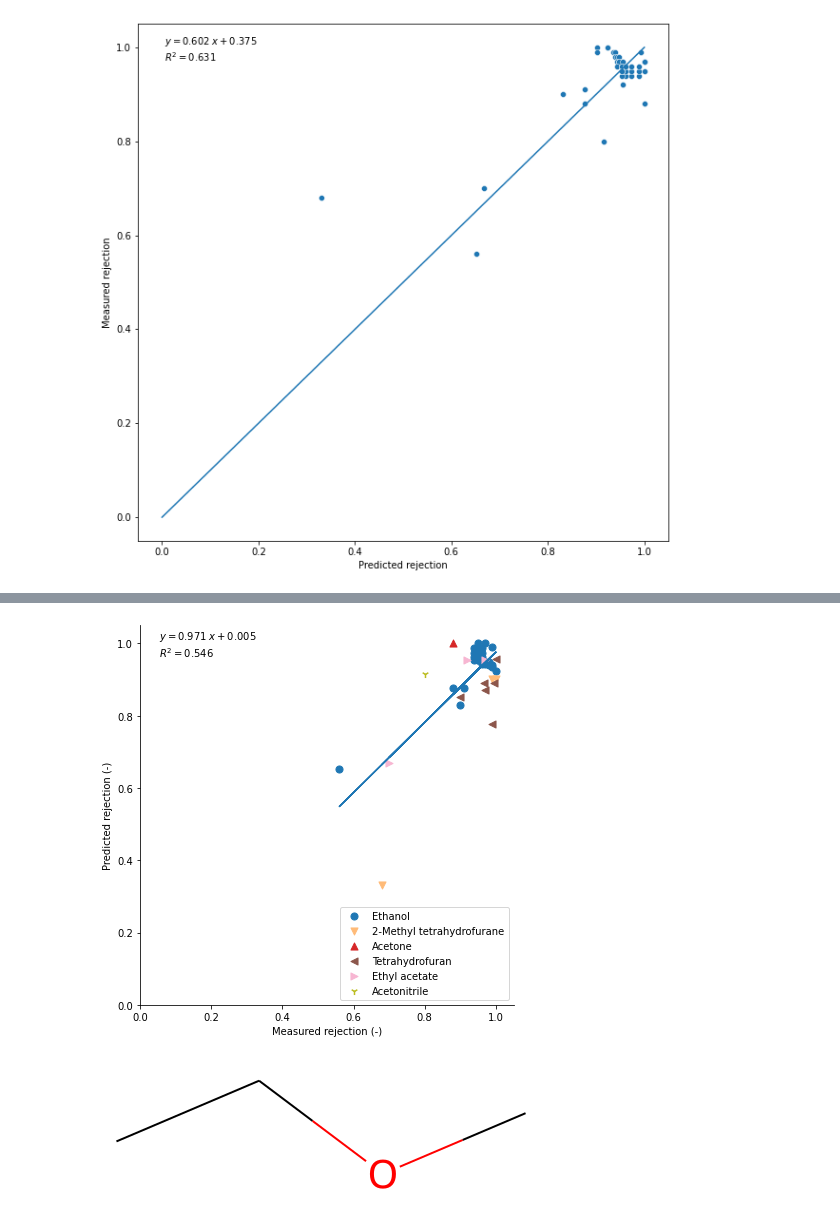
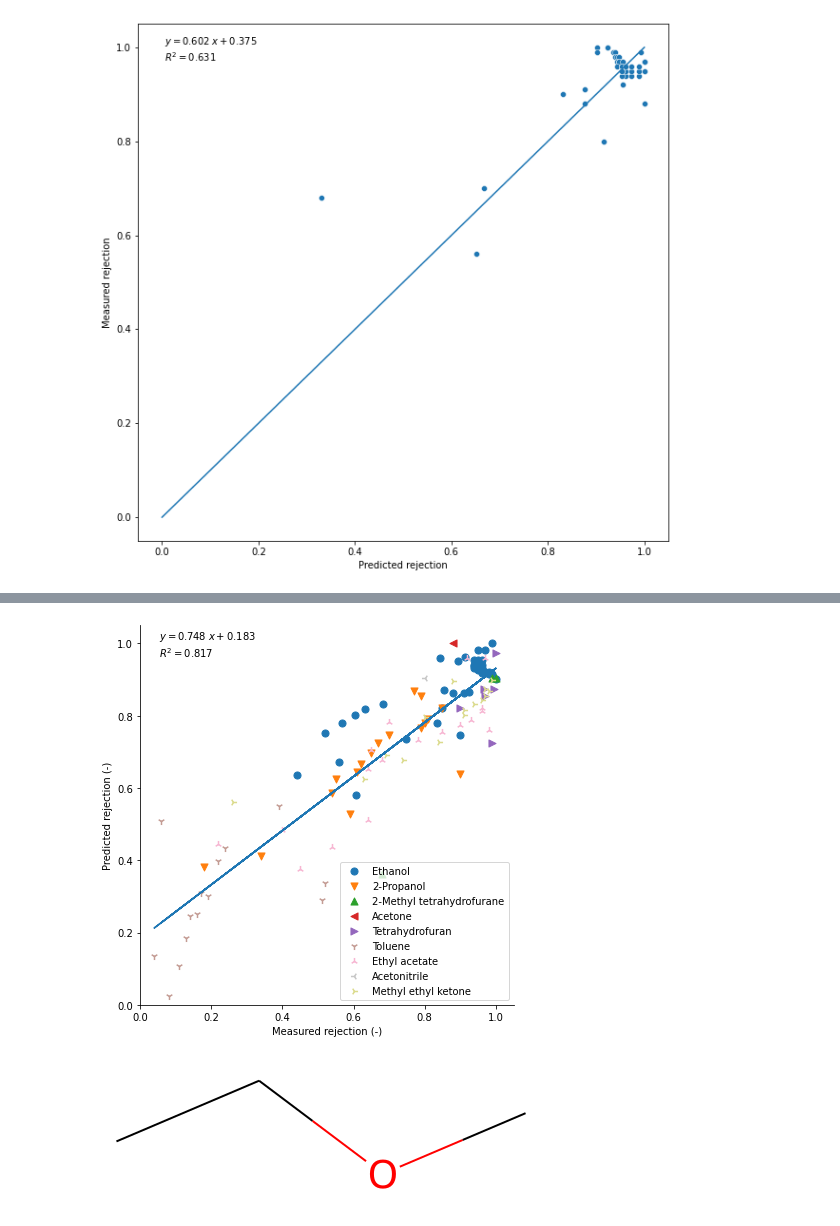
Before and after one commit to ignaczgerg/osn-solvent, a Jupyter notebook: cosn_evaluation.ipynb, the cells around one changed output, grey strips where cells are left out. Cells and saved outputs as stored; diff of their text form; code cells hidden in the pictures.

```diff
--- a/cosn_evaluation.ipynb
+++ b/cosn_evaluation.ipynb
@@ -186,20 +186,21 @@ Elapsed time = 0:07:36
 # %%
-main = pd.read_csv('./data/predictions/cosn_final_predicted_mek_thf.csv')
+main = pd.read_csv('./data/predictions/cosn_final.csv')
 # main.rename(columns={'measured_rejection2':'measured_rejection'}, inplace=True)
 main['dm300'].mask(main['dm300'] > 1., 1., inplace=True)
 
 utils.rejection_diagram(y='dm300',
                         x='measured_rejection2',
                         data=main, group='solvent_name',
                         y_axis='Predicted rejection (-)',
                         x_axis='Measured rejection (-)',
-                        save='./figures/literature_generalization_mek_thf.svg')
+                        save=None)
 plt.ylim(0.0,1.05)
 plt.xlim(0.0,1.05)
 # plt.plot([0,1], [0,1], '')
+plt.savefig('./figures/cosn_final.svg')
 plt.show()
 # %% [output]
-[figure, old version]
+[figure, new version]
 # %%
 smiles = 'CCOC'
 mol = Chem.MolFromSmiles(smiles)
```
Also changed, not shown: parts of 8 cells of this notebook, 1 other file.
